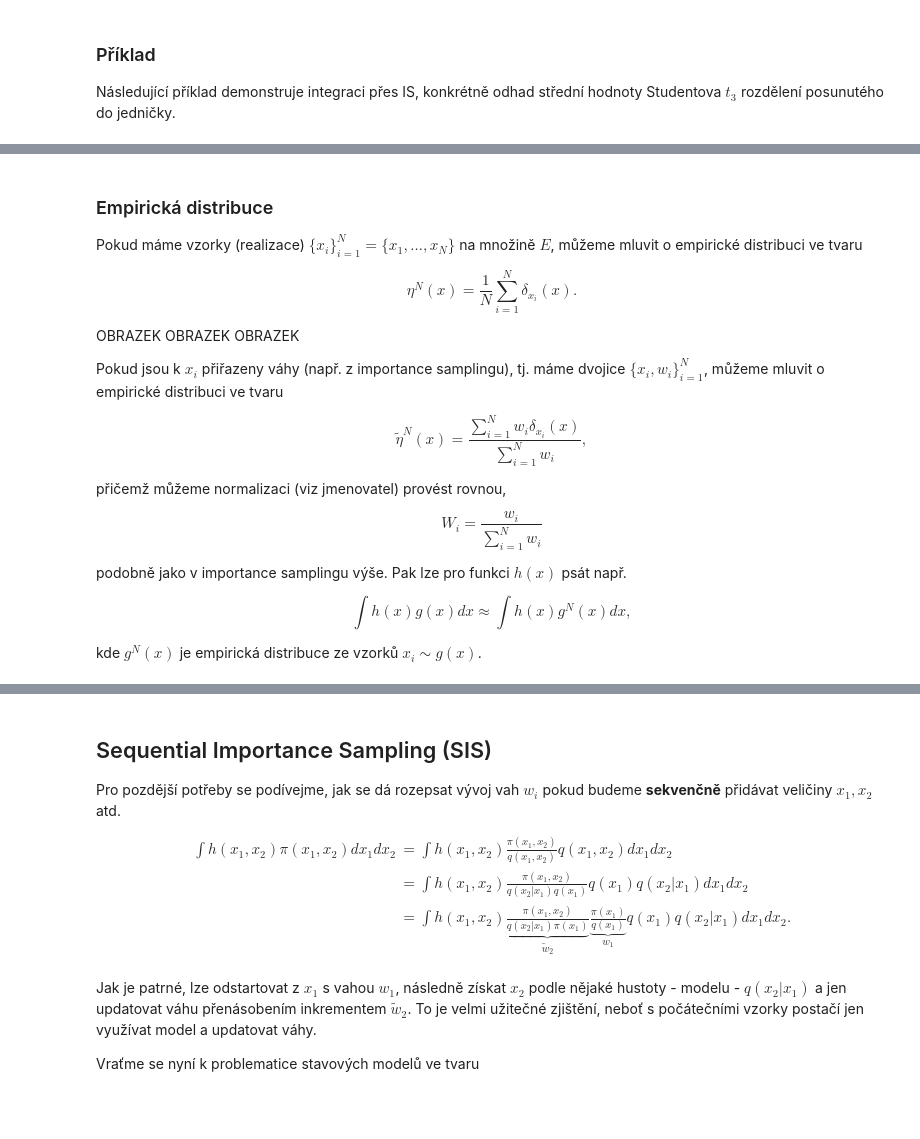
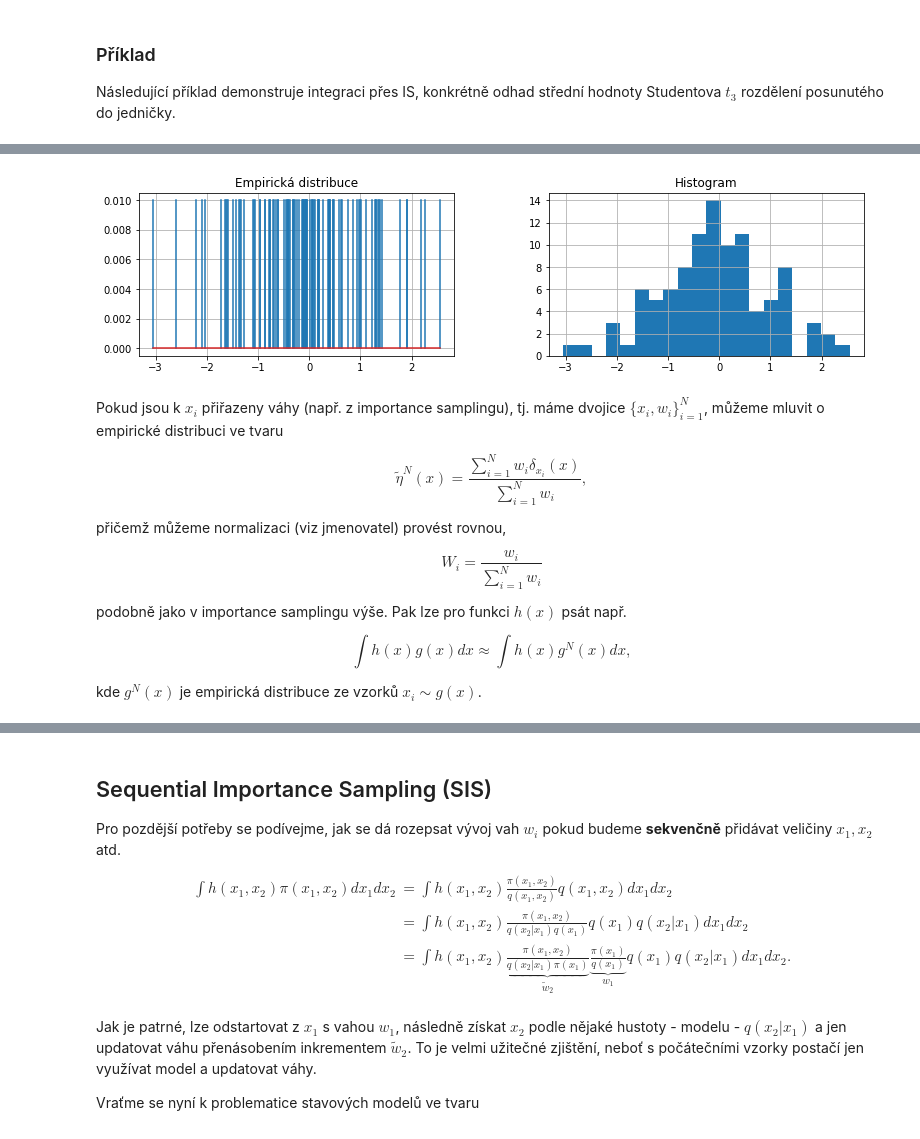
Before and after one commit to TaIos/bml, a Jupyter notebook: prednasky/9_prednaska.ipynb, the cells around one changed output, grey strips where cells are left out. Cells and saved outputs as stored; diff of their text form; code cells hidden in the pictures; blank space fills up the shorter version.

```diff
--- a/prednasky/9_prednaska.ipynb
+++ b/prednasky/9_prednaska.ipynb
@@ -334,14 +342,16 @@ Estimated mean with normalized w:  1.20942512852
+# %%
+x = np.random.normal(size=100)
+plt.figure(figsize=(13,3))
+plt.subplot(121)
+plt.title('Empirická distribuce')
+plt.stem(x, np.ones_like(x)/x.size, markerfmt=' ')
+plt.subplot(122)
+plt.title('Histogram')
+plt.hist(x, bins=20)
+plt.show()
+# %% [output]
+[figure, added]
 # %% [markdown]
-### Empirická distribuce
-
-Pokud máme vzorky (realizace) $\{x_i\}_{i=1}^N = \{x_1, \ldots, x_N\}$ na množině $E$, můžeme mluvit o empirické distribuci ve tvaru
-
-$$
-\eta^N(x) = \frac{1}{N} \sum_{i=1}^N \delta_{x_i}(x).
-$$
-
-OBRAZEK OBRAZEK OBRAZEK
-
 Pokud jsou k $x_i$ přiřazeny váhy (např. z importance samplingu), tj. máme dvojice $\{x_i, w_i\}_{i=1}^N$, můžeme mluvit o empirické distribuci ve tvaru
 
 $$
```
Also changed, not shown: parts of 9 cells of this notebook.
